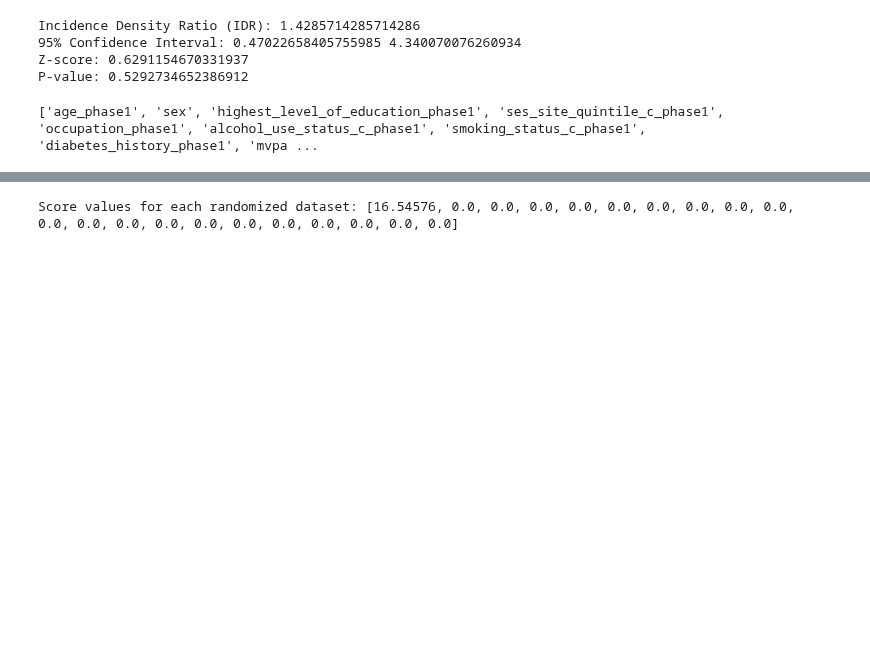
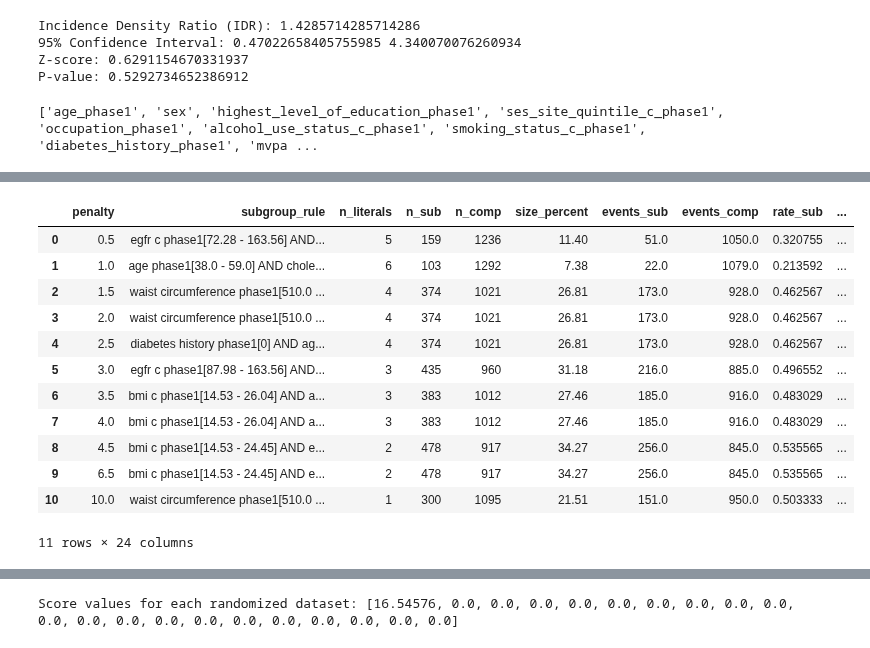
Before and after one commit to kayvinsoo7/HAALSI_work, a Jupyter notebook: mdscan-master/Poisson_scoring2.ipynb, the cells around one changed output, grey strips where cells are left out. Drawn from its saved outputs; the diff is of its cells as text; code cells hidden in the pictures; blank space fills up the shorter version.

```diff
--- a/mdscan-master/Poisson_scoring2.ipynb
+++ b/mdscan-master/Poisson_scoring2.ipynb
@@ -1215,0 +1398,16 @@ results_df
+# %%
+results_df
+# %% [output]
+|  | penalty | subgroup_rule | n_literals | n_sub | n_comp | size_percent | events_sub | events_comp | rate_sub | ... |
+| 0 | 0.5 | egfr c phase1[72.28 - 163.56] AND... | 5 | 159 | 1236 | 11.40 | 51.0 | 1050.0 | 0.320755 | ... |
+| 1 | 1.0 | age phase1[38.0 - 59.0] AND chole... | 6 | 103 | 1292 | 7.38 | 22.0 | 1079.0 | 0.213592 | ... |
+| 2 | 1.5 | waist circumference phase1[510.0 ... | 4 | 374 | 1021 | 26.81 | 173.0 | 928.0 | 0.462567 | ... |
+| 3 | 2.0 | waist circumference phase1[510.0 ... | 4 | 374 | 1021 | 26.81 | 173.0 | 928.0 | 0.462567 | ... |
+| 4 | 2.5 | diabetes history phase1[0] AND ag... | 4 | 374 | 1021 | 26.81 | 173.0 | 928.0 | 0.462567 | ... |
+| 5 | 3.0 | egfr c phase1[87.98 - 163.56] AND... | 3 | 435 | 960 | 31.18 | 216.0 | 885.0 | 0.496552 | ... |
+| 6 | 3.5 | bmi c phase1[14.53 - 26.04] AND a... | 3 | 383 | 1012 | 27.46 | 185.0 | 916.0 | 0.483029 | ... |
+| 7 | 4.0 | bmi c phase1[14.53 - 26.04] AND a... | 3 | 383 | 1012 | 27.46 | 185.0 | 916.0 | 0.483029 | ... |
+| 8 | 4.5 | bmi c phase1[14.53 - 24.45] AND e... | 2 | 478 | 917 | 34.27 | 256.0 | 845.0 | 0.535565 | ... |
+| 9 | 6.5 | bmi c phase1[14.53 - 24.45] AND e... | 2 | 478 | 917 | 34.27 | 256.0 | 845.0 | 0.535565 | ... |
+| 10 | 10.0 | waist circumference phase1[510.0 ... | 1 | 300 | 1095 | 21.51 | 151.0 | 950.0 | 0.503333 | ... |
+11 rows × 24 columns
```
Also changed, not shown: parts of 10 cells of this notebook, 2 other files.
